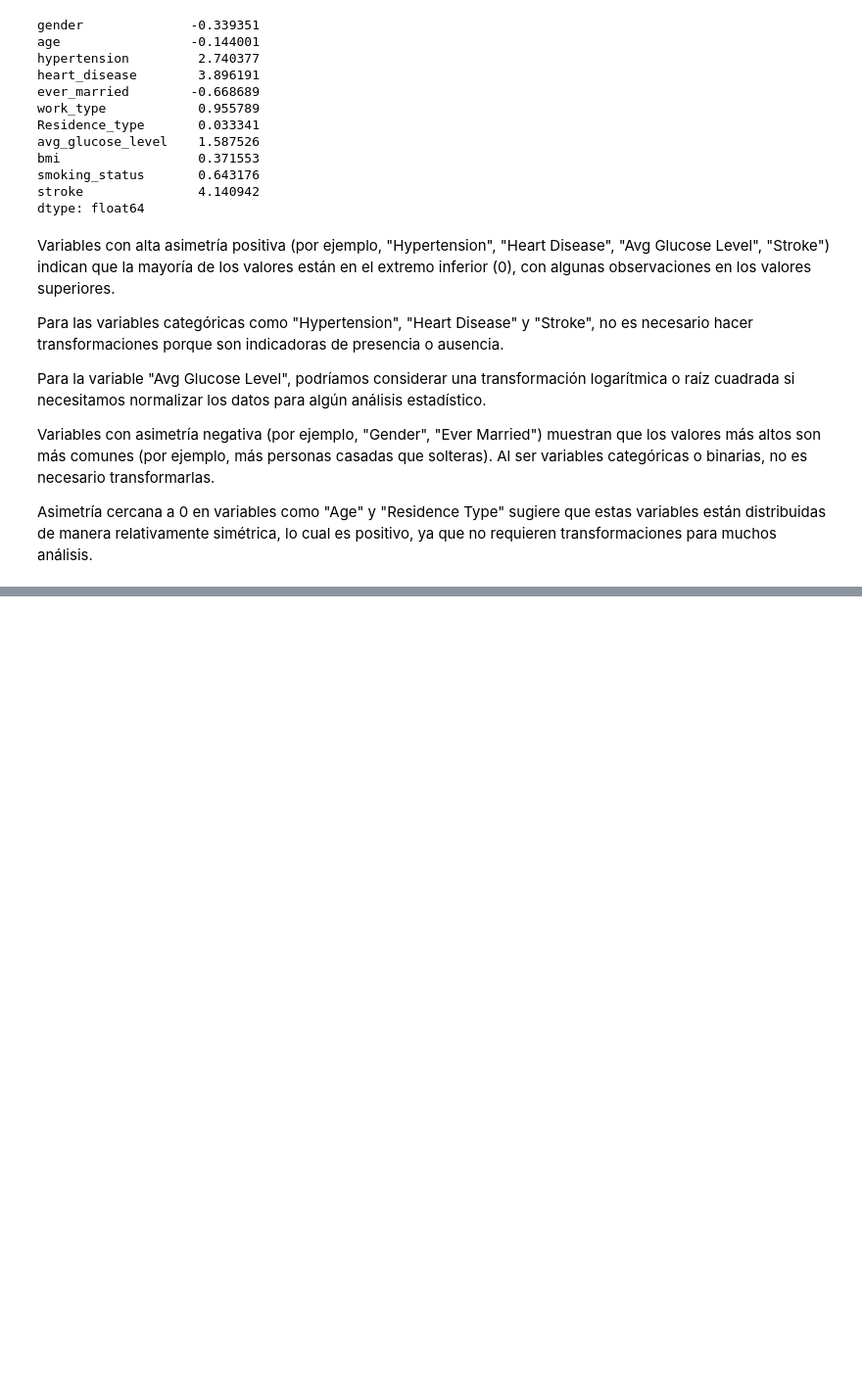
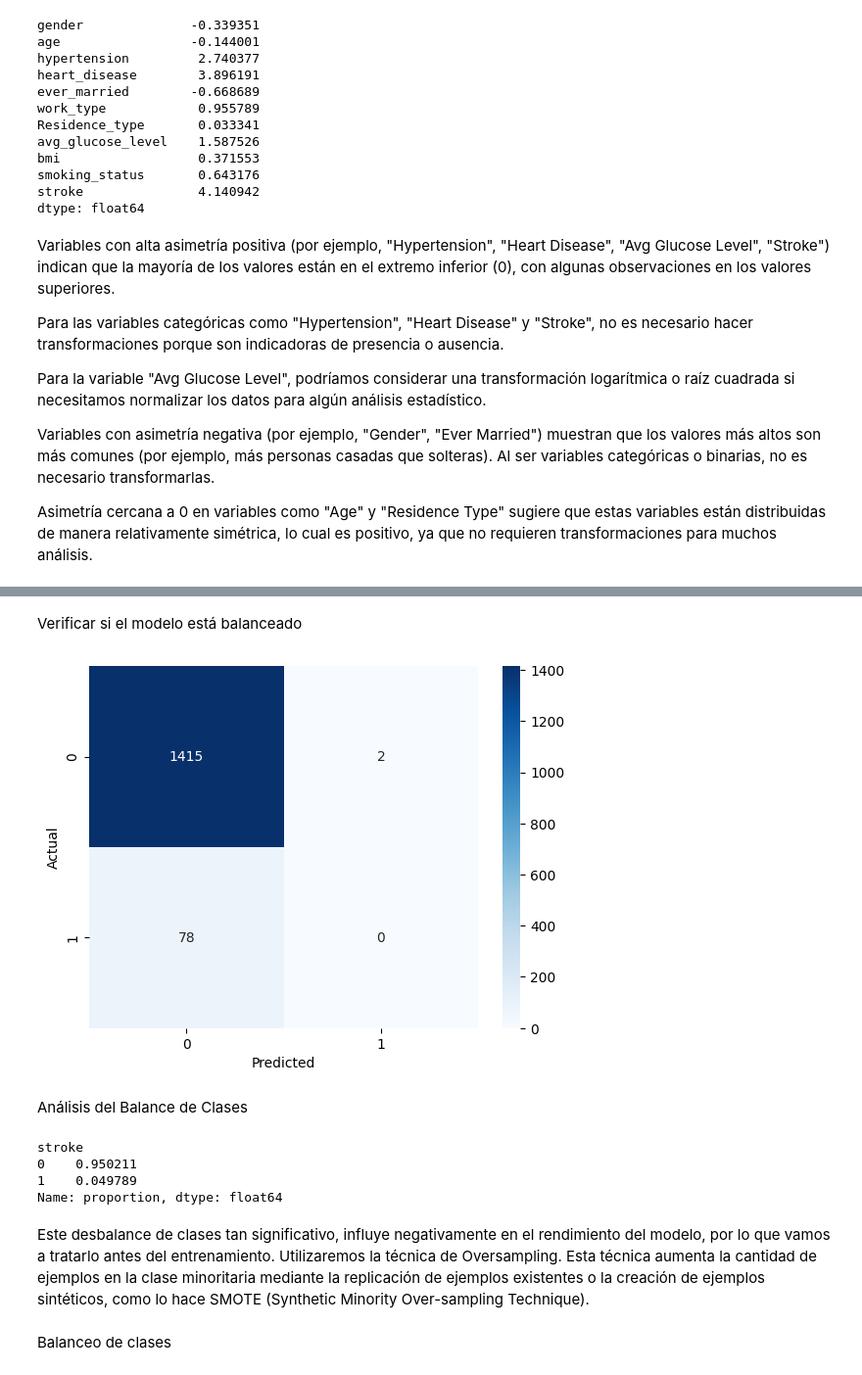
Before and after one commit to carrillo-p/DS_Grupo3, a Jupyter notebook: EDA.ipynb, the cells around one changed output, grey strips where cells are left out. Shown: that part at 98% size. Cells and saved outputs as stored; diff of their text form; code cells hidden in the pictures; blank space fills up the shorter version.

Commit message:
Modelo con SMOTE pero baja precision en 1

```diff
--- a/EDA.ipynb
+++ b/EDA.ipynb
@@ -583,0 +579,3 @@ df['avg_glucose_level'] = np.log1p(df['avg_glucose_level'])
+# %%
+# Aplicar transformación logarítmica a la variable
+df['avg_glucose_level'] = np.log1p(df['avg_glucose_level'])
@@ -583,0 +597,9 @@ df['avg_glucose_level'] = np.log1p(df['avg_glucose_level'])
+# %%
+from sklearn.model_selection import train_test_split
+
+# Dividir en características (X) y la variable objetivo (y)
+X = df.drop('stroke', axis=1)
+y = df['stroke']
+
+# Dividir en entrenamiento (train) y prueba (test)
+X_train, X_test, y_train, y_test = train_test_split(X, y, test_size=0.3, random_state=42)
@@ -583,0 +608,17 @@ df['avg_glucose_level'] = np.log1p(df['avg_glucose_level'])
+# %%
+from sklearn.ensemble import RandomForestClassifier
+from sklearn.metrics import classification_report, accuracy_score, roc_auc_score
+
+# Inicializar el modelo RandomForest
+rf_model = RandomForestClassifier(random_state=42)
+
+# Entrenar el modelo con los datos de entrenamiento
+rf_model.fit(X_train, y_train)
+
+# Hacer predicciones con los datos de prueba
+y_pred = rf_model.predict(X_test)
+
+# Evaluar el rendimiento del modelo
+print("Accuracy:", accuracy_score(y_test, y_pred))
+print("ROC-AUC Score:", roc_auc_score(y_test, y_pred))
+print(classification_report(y_test, y_pred))
@@ -583,0 +636,31 @@ df['avg_glucose_level'] = np.log1p(df['avg_glucose_level'])
+# %% [markdown]
+Verificar si el modelo está balanceado
+# %%
+from sklearn.metrics import confusion_matrix
+import seaborn as sns
+import matplotlib.pyplot as plt
+
+# Calcular la matriz de confusión
+cm = confusion_matrix(y_test, y_pred)
+
+# Mostrar la matriz de confusión
+sns.heatmap(cm, annot=True, fmt='d', cmap='Blues')
+plt.ylabel('Actual')
+plt.xlabel('Predicted')
+plt.show()
+# %% [output]
+[figure, added]
+# %% [markdown]
+Análisis del Balance de Clases
+# %%
+# Contar la clase objetivo
+print(df['stroke'].value_counts(normalize=True))
+# %% [output]
+stroke
+0    0.950211
+1    0.049789
+Name: proportion, dtype: float64
+# %% [markdown]
+Este desbalance de clases tan significativo, influye negativamente en el rendimiento del modelo, por lo que vamos a tratarlo antes del entrenamiento. Utilizaremos la técnica de Oversampling. Esta técnica aumenta la cantidad de ejemplos en la clase minoritaria mediante la replicación de ejemplos existentes o la creación de ejemplos sintéticos, como lo hace SMOTE (Synthetic Minority Over-sampling Technique).
+# %% [markdown]
+Balanceo de clases
```
Also changed, not shown: parts of 11 cells of this notebook.
